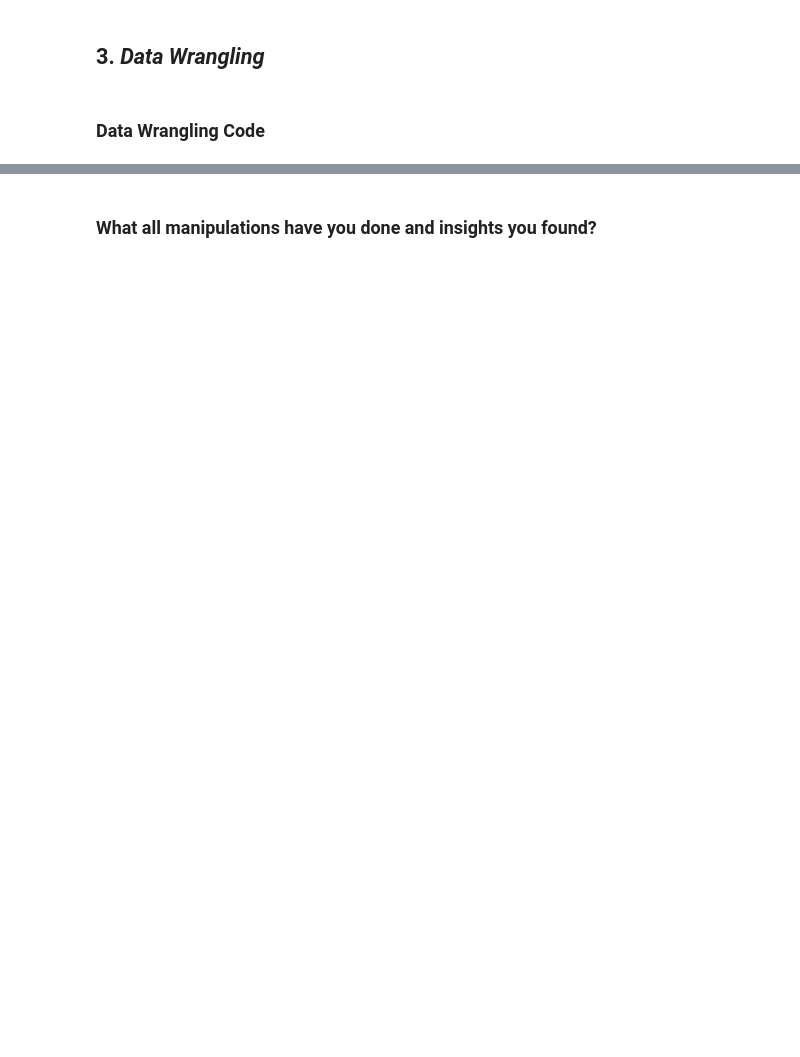
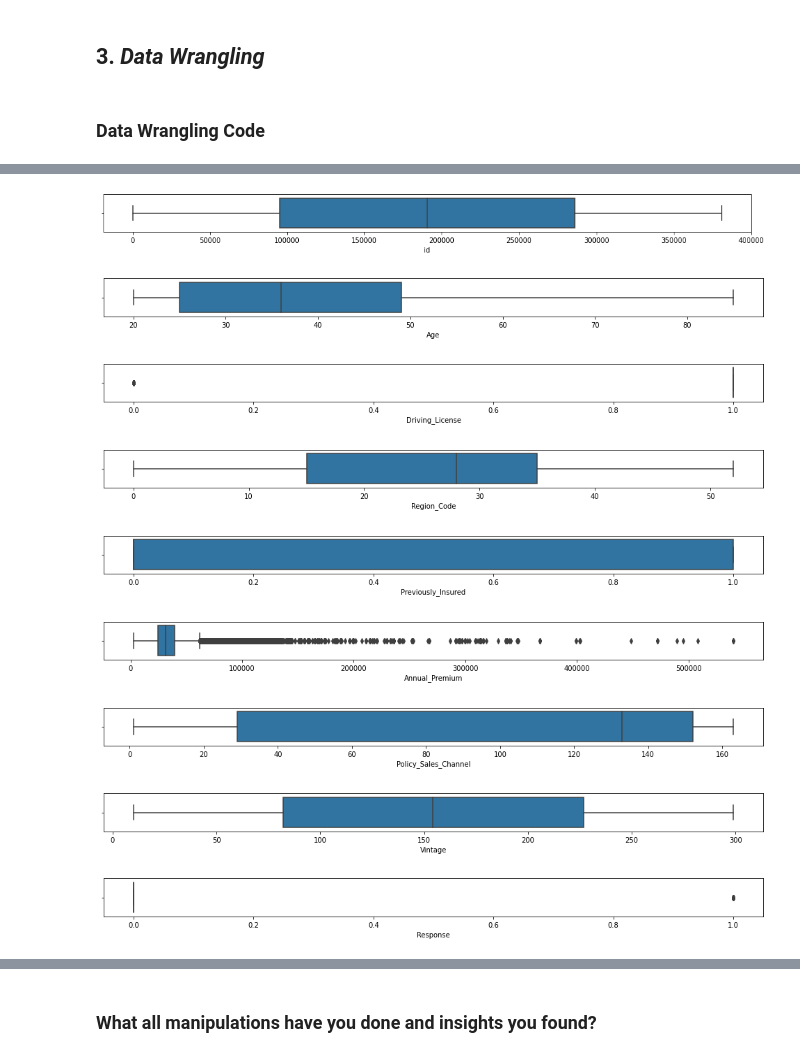
Before and after one commit to avigangarde/Cap-III-Health-Insurance-Cross-Sell-Prediction, a Jupyter notebook: Cap_III_Health_Insurance_Cross_sell_prediction_Avinash.ipynb, the cells around one changed output, grey strips where cells are left out. Saved outputs shown, nothing was run; the diff lists cells and outputs as text; code cells hidden in the pictures; blank space fills up the shorter version.

```diff
--- a/Cap_III_Health_Insurance_Cross_sell_prediction_Avinash.ipynb
+++ b/Cap_III_Health_Insurance_Cross_sell_prediction_Avinash.ipynb
@@ -295,0 +372,5 @@ Answer Here
+# %%
+# check whether there are any outliers in any columns .
+# lets define first numerical columns
+numerical_col= df.select_dtypes(include=np.number).columns.tolist()
+numerical_col
@@ -295,0 +387,15 @@ Answer Here
+# %%
+# plotting the boxplot for each variable.
+for column in numerical_col:
+        plt.figure(figsize=(17,1))
+        sns.boxplot(data=df, x=column)
+# %% [output]
+[figure, added]
+[figure, added]
+[figure, added]
+[figure, added]
+[figure, added]
+[figure, added]
+[figure, added]
+[figure, added]
+[figure, added]
```
Also changed, not shown: parts of 104 cells of this notebook.
